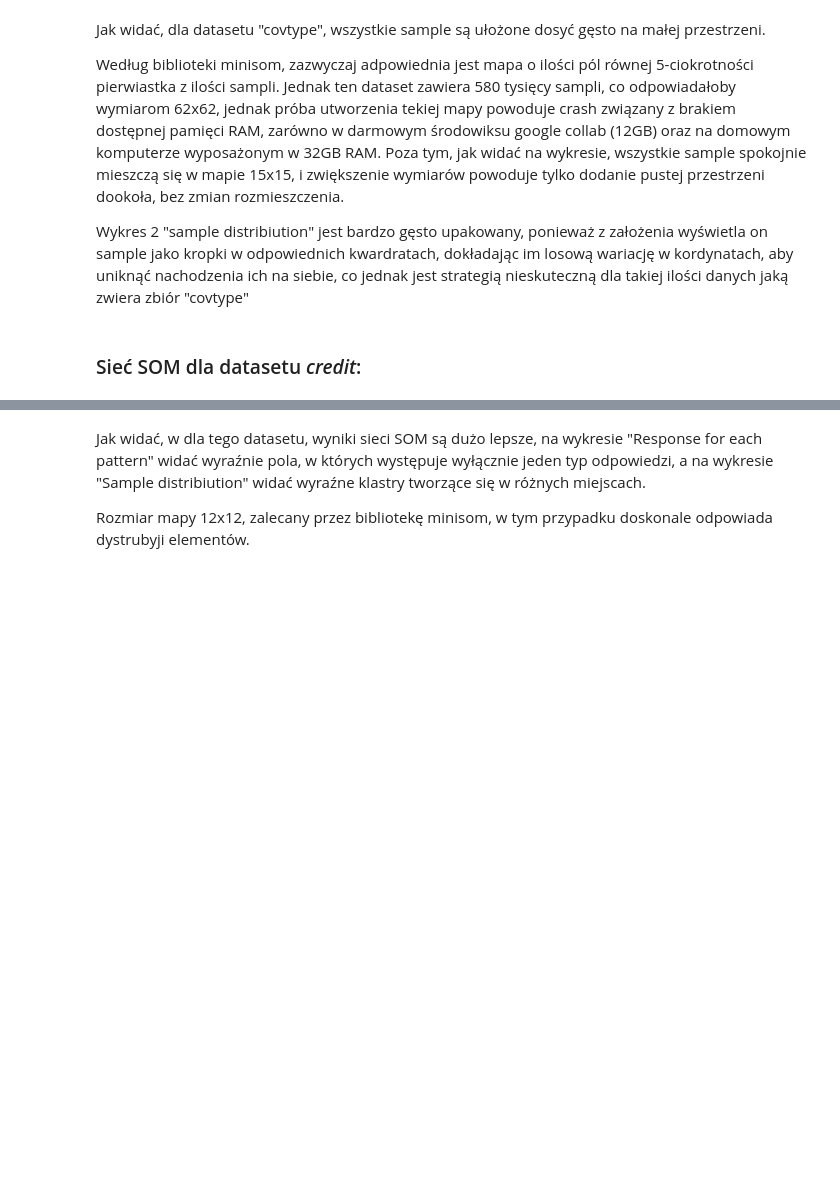
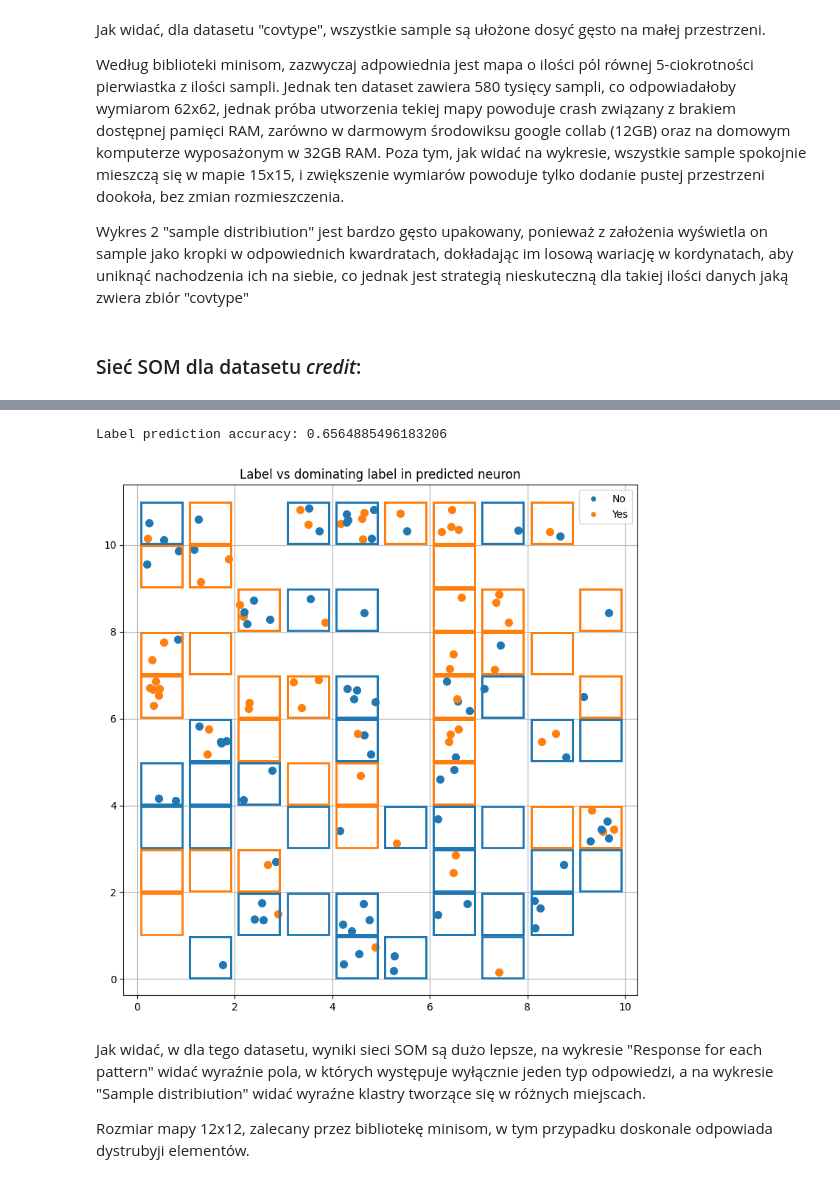
Before and after one commit to ignis05/uj-ci, a Jupyter notebook: Project1.ipynb, the cells around one changed output, grey strips where cells are left out. Cells and saved outputs as stored; diff of their text form; code cells hidden in the pictures; blank space fills up the shorter version.

```diff
--- a/Project1.ipynb
+++ b/Project1.ipynb
@@ -598,3 +595,58 @@ plt.show()
+# %%
+# measure accuracy
+
+
+labels_map = credit_SOM_model.labels_map(credit_SOM_data, [labels[t] for t in credit_SOM_target])
+
+
+def getLabel(labels_map, neuron_coords):
+    ctr = labels_map.get(neuron_coords)
+    if ctr is None:
+        return None
+    return ctr.most_common(1)[0][0]
+
+
+def isLabelMatching(labels_map, neuron_coords, label):
+    lb2 = getLabel(labels_map, neuron_coords)
+    if lb2 is None:
+        return False
+    return lb2 == label
+
+
+# draw sqare of winner color in each field
+plt.figure(figsize=(9, 9))
+for i, value in enumerate(credit_SOM_data):
+    winner = credit_SOM_model.winner(value)
+    label = credit_labels.get(credit_SOM_target[i])
+    if not isLabelMatching(labels_map, winner, label):
+        continue
+    plt.plot(winner[0]+.5, winner[1]+.5, 's', markerfacecolor='None',
+             markeredgecolor=credit_colors[credit_SOM_target[i]], markersize=40, markeredgewidth=2)
+
+
+correctCount = 0
+for i, value in enumerate(credit_X_test):
+    label = credit_labels.get(credit_y_test_noOHE[i])
+    winner = credit_SOM_model.winner(value)
+    if isLabelMatching(labels_map, winner, label):
+        correctCount += 1
+    plt.scatter(winner[0]+.5 + ((np.random.uniform(0, 1)-.5)*.8),
+                winner[1]+.5 + ((np.random.uniform(0, 1)-.5)*.8),
+                s=50, c=credit_colors[credit_y_test_noOHE[i]])
+accuracy = correctCount/len(credit_X_test)
+# +.5+(np.random.rand(np.sum(idx_target))-.5)*.8
+print(f'Label prediction accuracy: {accuracy}')
+
+
+legendComp = [Line2D([0], [0], marker='o', color='w', label='Scatter',
+                     markerfacecolor=col, lw=4) for col in credit_colors]
+plt.legend(legendComp, [credit_labels.get(i) for i in range(len(credit_labels))])
+plt.grid()
+plt.title('Label vs dominating label in predicted neuron')
+plt.show()
+# %% [output]
+Label prediction accuracy: 0.6564885496183206
+[figure, added]
 # %% [markdown]
 Jak widać, w dla tego datasetu, wyniki sieci SOM są dużo lepsze, na wykresie "Response for each pattern" widać wyraźnie pola, w których występuje wyłącznie jeden typ odpowiedzi, a na wykresie "Sample distribiution" widać wyraźne klastry tworzące się w różnych miejscach.
 
```
Also changed, not shown: parts of 4 cells of this notebook.
